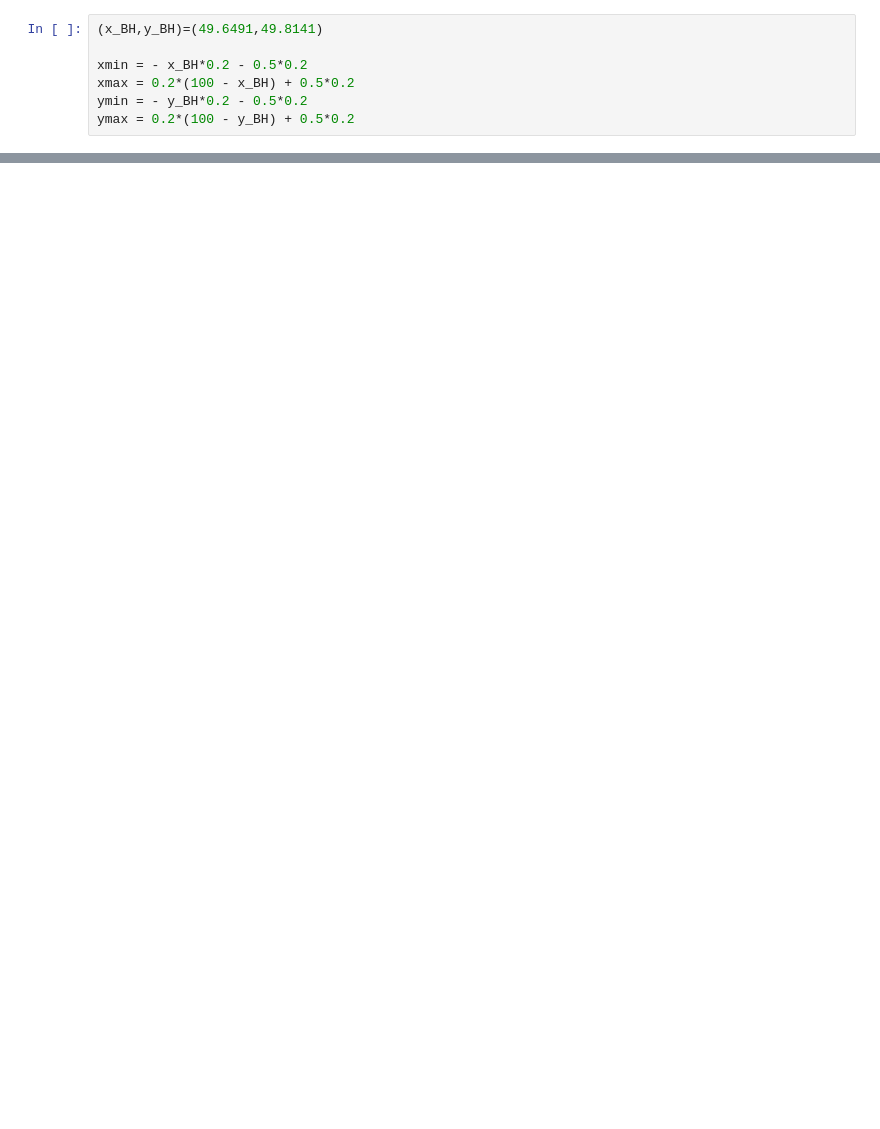
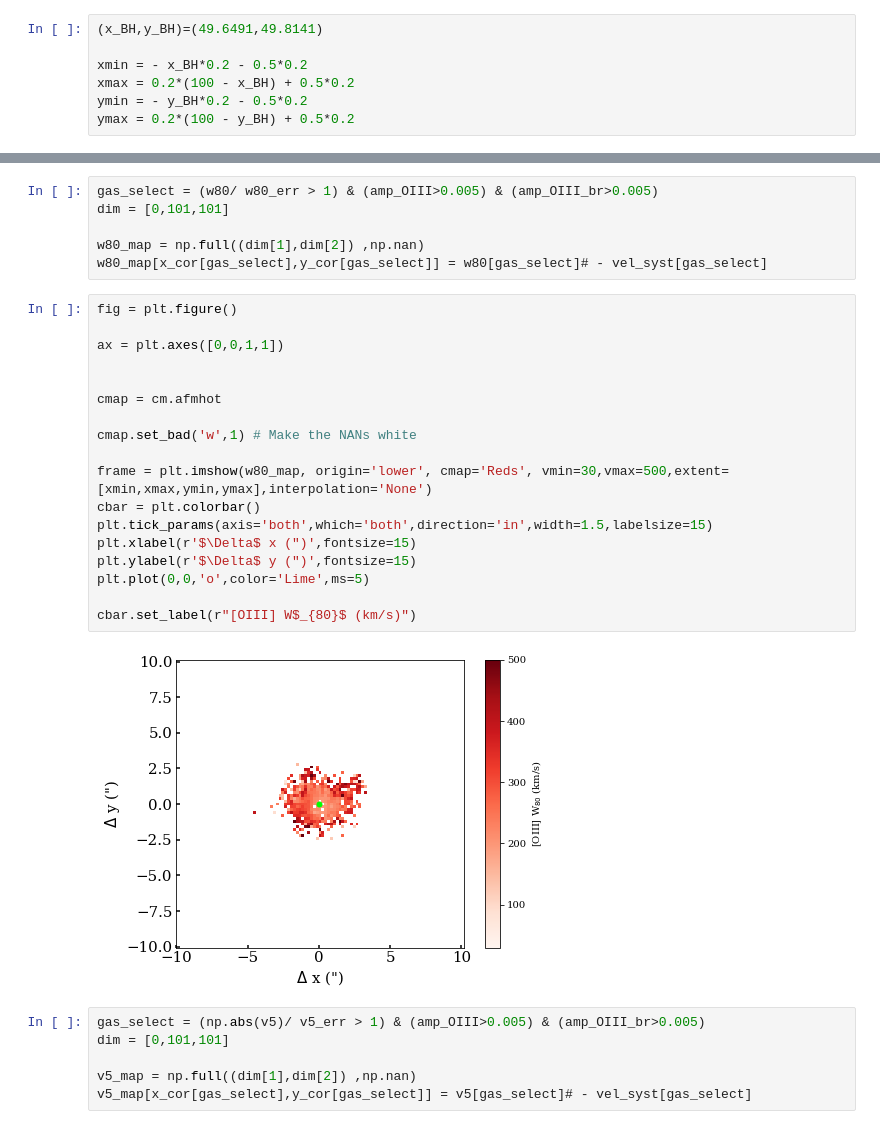
Before and after one commit to astrmainak/mainaksingha1, a Jupyter notebook: Result HE0040-1105 Extended Outflow Double Gauss.ipynb, the cells around one changed output, grey strips where cells are left out. Saved outputs shown, nothing was run; the diff lists cells and outputs as text; blank space fills up the shorter version.

```diff
--- a/Result HE0040-1105 Extended Outflow Double Gauss.ipynb
+++ b/Result HE0040-1105 Extended Outflow Double Gauss.ipynb
@@ -180,0 +105,32 @@ fig.savefig('/Volumes/Seagate/HE0040-1105 Extended/Velocity map Comp2.png',overw
+# %%
+gas_select = (w80/ w80_err > 1) & (amp_OIII>0.005) & (amp_OIII_br>0.005)
+dim = [0,101,101]
+
+w80_map = np.full((dim[1],dim[2]) ,np.nan)
+w80_map[x_cor[gas_select],y_cor[gas_select]] = w80[gas_select]# - vel_syst[gas_select]
+# %%
+fig = plt.figure()
+
+ax = plt.axes([0,0,1,1])
+
+
+cmap = cm.afmhot
+
+cmap.set_bad('w',1) # Make the NANs white
+
+frame = plt.imshow(w80_map, origin='lower', cmap='Reds', vmin=30,vmax=500,extent=[xmin,xmax,ymin,ymax],interpolation='None')
+cbar = plt.colorbar()
+plt.tick_params(axis='both',which='both',direction='in',width=1.5,labelsize=15)
+plt.xlabel(r'$\Delta$ x (")',fontsize=15)
+plt.ylabel(r'$\Delta$ y (")',fontsize=15)
+plt.plot(0,0,'o',color='Lime',ms=5)
+
+cbar.set_label(r"[OIII] W$_{80}$ (km/s)")
+# %% [output]
+[figure, added]
+# %%
+gas_select = (np.abs(v5)/ v5_err > 1) & (amp_OIII>0.005) & (amp_OIII_br>0.005)
+dim = [0,101,101]
+
+v5_map = np.full((dim[1],dim[2]) ,np.nan)
+v5_map[x_cor[gas_select],y_cor[gas_select]] = v5[gas_select]# - vel_syst[gas_select]
```
Also changed, not shown: parts of 19 cells of this notebook, 12 other files.
